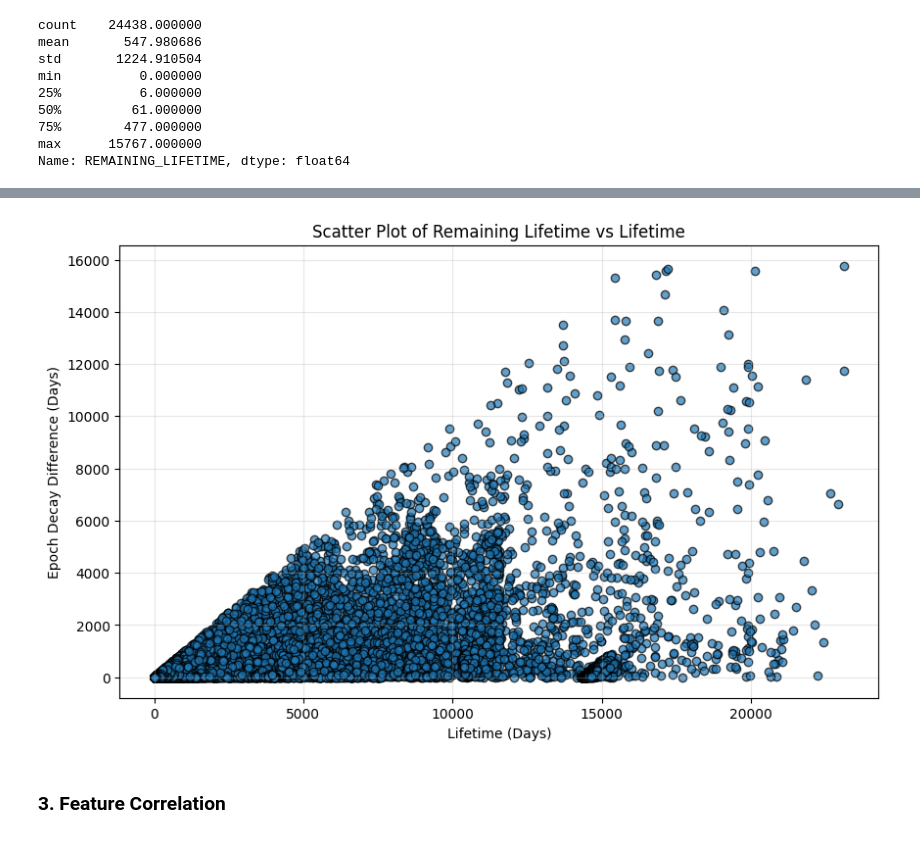
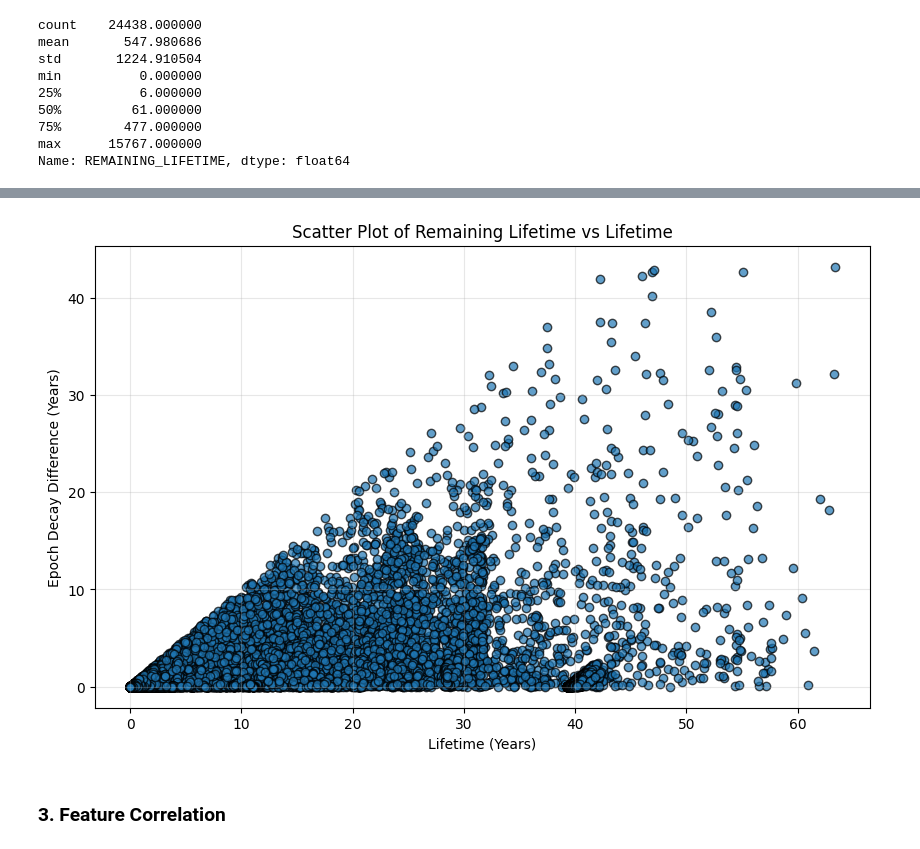
Before and after one commit to brianna404/BA_SpaceDebrisLifetimePrediction, a Jupyter notebook: Code/DataPreparation5_Analysis.ipynb, the cells around one changed output, grey strips where cells are left out. Cells and saved outputs as stored; diff of their text form; code cells hidden in the pictures.

```diff
--- a/Code/DataPreparation5_Analysis.ipynb
+++ b/Code/DataPreparation5_Analysis.ipynb
@@ -113,21 +123,21 @@ plt.show()
 # %%
 # Create the scatter plot
 plt.figure(figsize=(10, 6))
 plt.scatter(
-    debris_df['LIFETIME'],
-    debris_df['REMAINING_LIFETIME'],
+    debris_df['LIFETIME'] / 365,
+    debris_df['REMAINING_LIFETIME'] / 365,
     alpha=0.7,
     edgecolors='k'
 )
 
 # Add labels and title
 plt.title('Scatter Plot of Remaining Lifetime vs Lifetime')
-plt.xlabel('Lifetime (Days)')
-plt.ylabel('Epoch Decay Difference (Days)')
+plt.xlabel('Lifetime (Years)')
+plt.ylabel('Epoch Decay Difference (Years)')
 plt.grid(True, alpha=0.3)
 plt.show()
 # %% [output]
-[figure, old version]
+[figure, new version]
 # %% [markdown]
 ### 3. Feature Correlation
 # %%
```
Also changed, not shown: parts of 2 cells of this notebook, 40 other files.
